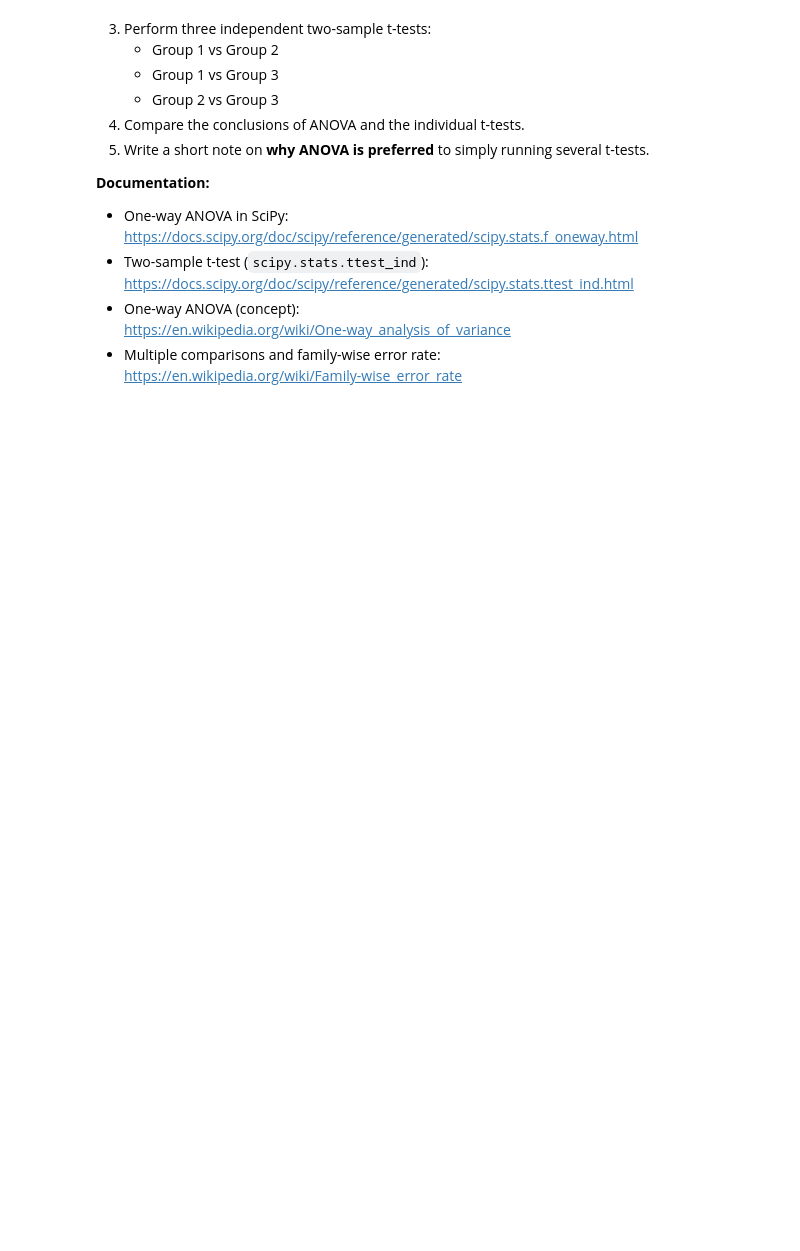
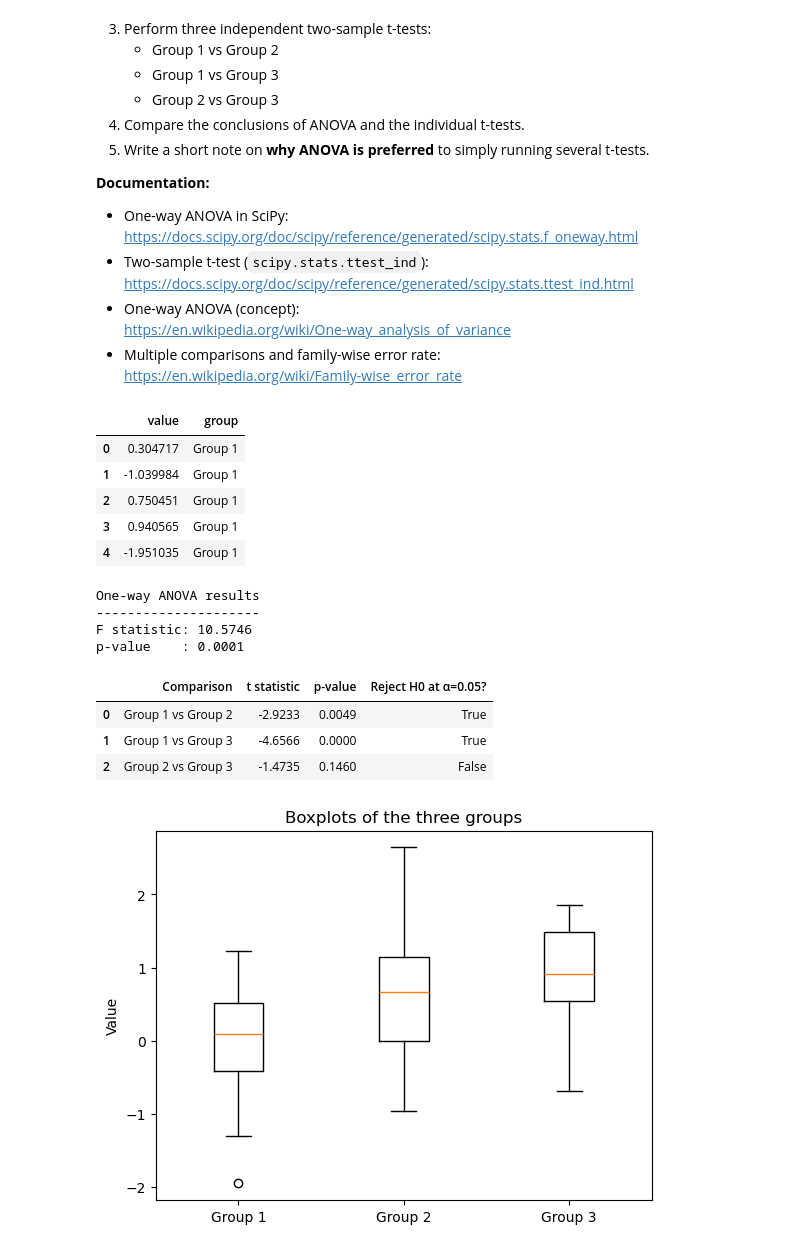
Before and after one commit to hugcamrom/applied-statistics, a Jupyter notebook: problems.ipynb, the cells around one changed output. Drawn from its saved outputs; the diff is of its cells as text; code cells hidden in the pictures; blank space fills up the shorter version.

Commit message:
display table and boxplots of 3 groups visualisation

```diff
--- a/problems.ipynb
+++ b/problems.ipynb
@@ -620,27 +620,105 @@ all act to **reduce** \( \beta \) and therefore **increase** power.
 # %%
 # --- Problem 4: ANOVA vs multiple t-tests ------------------------------------
 # We simulate three groups with different means and compare:
 #   - A global one-way ANOVA
 #   - Pairwise independent t-tests
 #
 # Group sizes: n = 30
 # Means: 0, 0.5, 1
 # SD: 1 for each group
 
 import numpy as np
 import pandas as pd
 import matplotlib.pyplot as plt
 from scipy import stats
 
 SEED = 42
 rng = np.random.default_rng(SEED)
 
 # ---- 1. Generate the three samples ------------------------------------------
 
 n = 30
 mu1, mu2, mu3 = 0.0, 0.5, 1.0
 sigma = 1.0
 
 group1 = rng.normal(loc=mu1, scale=sigma, size=n)
 group2 = rng.normal(loc=mu2, scale=sigma, size=n)
 group3 = rng.normal(loc=mu3, scale=sigma, size=n)
+
+# Put into a DataFrame for convenience and possible plotting
+df = pd.DataFrame({
+    "value": np.concatenate([group1, group2, group3]),
+    "group": (["Group 1"] * n) + (["Group 2"] * n) + (["Group 3"] * n),
+})
+
+display(df.head())
+
+# ---- 2. One-way ANOVA -------------------------------------------------------
+# SciPy docs: https://docs.scipy.org/doc/scipy/reference/generated/scipy.stats.f_oneway.html
+
+f_stat, p_anova = stats.f_oneway(group1, group2, group3)
+
+print("One-way ANOVA results")
+print("---------------------")
+print(f"F statistic: {f_stat:.4f}")
+print(f"p-value    : {p_anova:.4f}")
+print()
+
+# ---- 3. Pairwise independent t-tests ----------------------------------------
+# SciPy docs: https://docs.scipy.org/doc/scipy/reference/generated/scipy.stats.ttest_ind.html
+
+groups = {
+    "Group 1": group1,
+    "Group 2": group2,
+    "Group 3": group3,
+}
+
+pairs = [("Group 1", "Group 2"),
+         ("Group 1", "Group 3"),
+         ("Group 2", "Group 3")]
+
+ttest_rows = []
+alpha = 0.05
+
+for g1_name, g2_name in pairs:
+    x = groups[g1_name]
+    y = groups[g2_name]
+
+    t_stat, p_val = stats.ttest_ind(x, y, equal_var=True)
+    ttest_rows.append({
+        "Comparison": f"{g1_name} vs {g2_name}",
+        "t statistic": t_stat,
+        "p-value": p_val,
+        "Reject H0 at α=0.05?": p_val < alpha,
+    })
+
+ttests_df = pd.DataFrame(ttest_rows)
+display(ttests_df.style.format({"t statistic": "{:.4f}", "p-value": "{:.4f}"}))
+
+# ---- 4. Simple visualisation (optional but helpful) -------------------------
+
+fig, ax = plt.subplots()
+ax.boxplot(
+    [group1, group2, group3],
+    tick_labels=["Group 1", "Group 2", "Group 3"],
+)
+
+ax.set_title("Boxplots of the three groups")
+ax.set_ylabel("Value")
+plt.show()
+# %% [output]
+|  | value | group |
+| 0 | 0.304717 | Group 1 |
+| 1 | -1.039984 | Group 1 |
+| 2 | 0.750451 | Group 1 |
+| 3 | 0.940565 | Group 1 |
+| 4 | -1.951035 | Group 1 |
+One-way ANOVA results
+---------------------
+F statistic: 10.5746
+p-value    : 0.0001
+|  | Comparison | t statistic | p-value | Reject H0 at α=0.05? |
+| 0 | Group 1 vs Group 2 | -2.9233 | 0.0049 | True |
+| 1 | Group 1 vs Group 3 | -4.6566 | 0.0000 | True |
+| 2 | Group 2 vs Group 3 | -1.4735 | 0.1460 | False |
+[figure, added]
```
